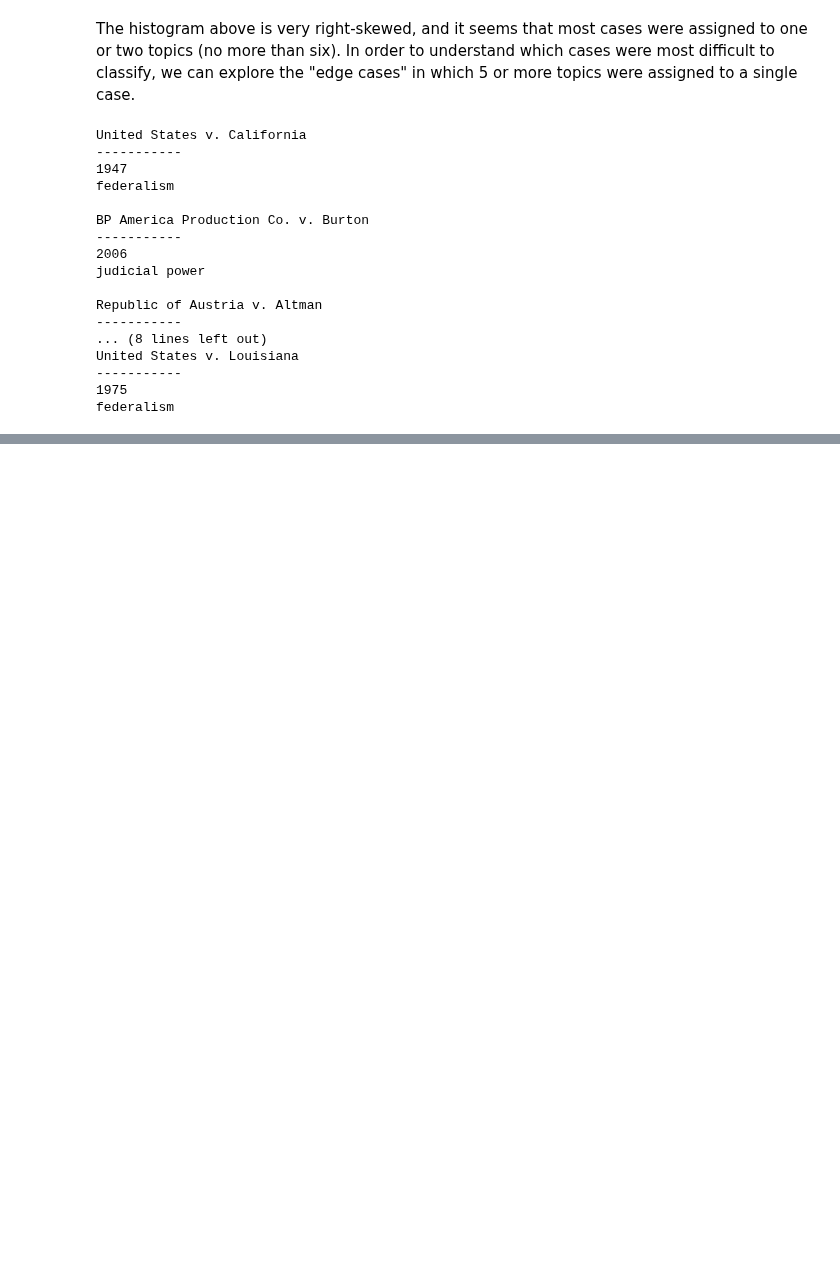
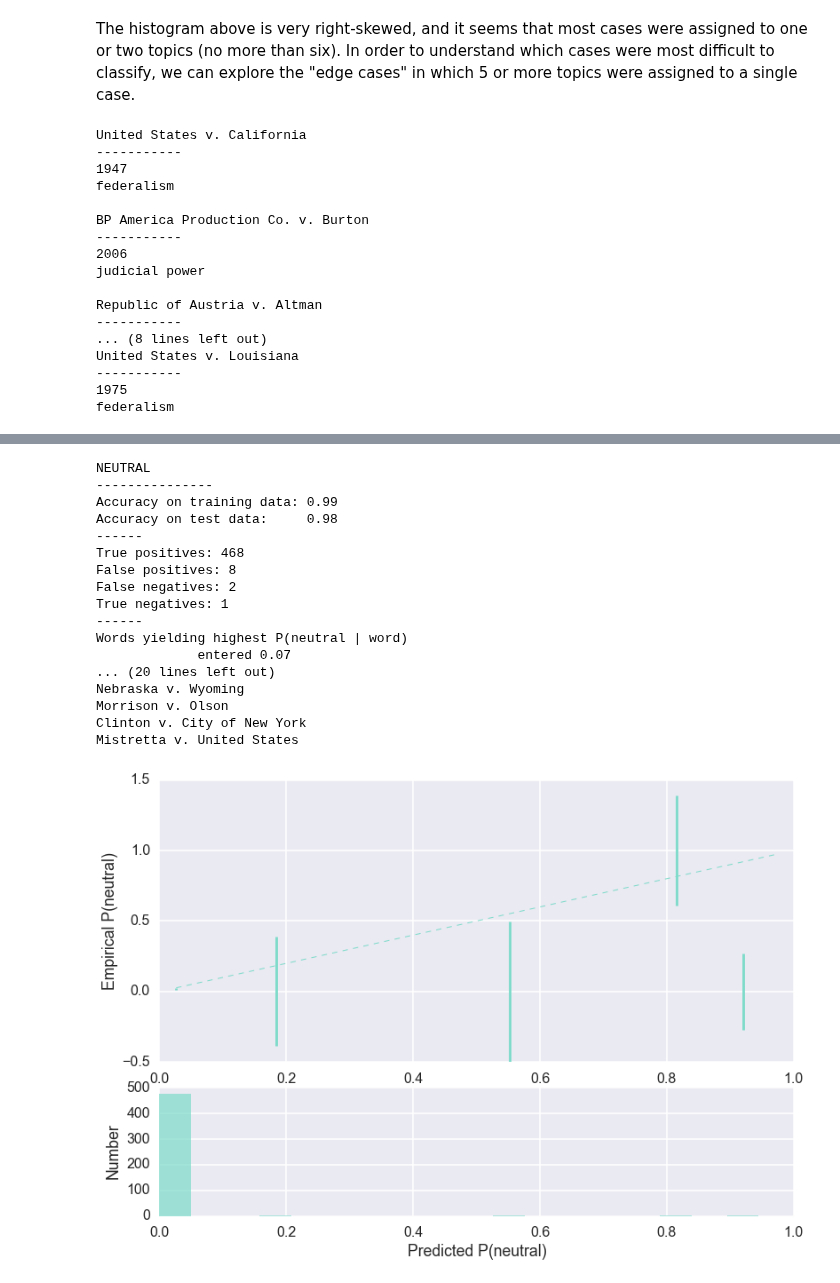
Before and after one commit to yunhanxu/cs109-project, a Jupyter notebook: naive_bayes_classification.ipynb, the cells around one changed output, grey strips where cells are left out. Drawn from its saved outputs; the diff is of its cells as text; code cells hidden in the pictures; blank space fills up the shorter version.

```diff
--- a/naive_bayes_classification.ipynb
+++ b/naive_bayes_classification.ipynb
@@ -652,0 +717,21 @@ federalism
+# %%
+run_multinb(sample_df, decision_areas[2])
+# %% [output]
+NEUTRAL
+---------------
+Accuracy on training data: 0.99
+Accuracy on test data:     0.98
+------
+True positives: 468
+False positives: 8
+False negatives: 2
+True negatives: 1
+------
+Words yielding highest P(neutral | word)
+             entered 0.07
+... (20 lines left out)
+Nebraska v. Wyoming
+Morrison v. Olson
+Clinton v. City of New York
+Mistretta v. United States
+[figure, added]
```
Also changed, not shown: parts of 9 cells of this notebook.
